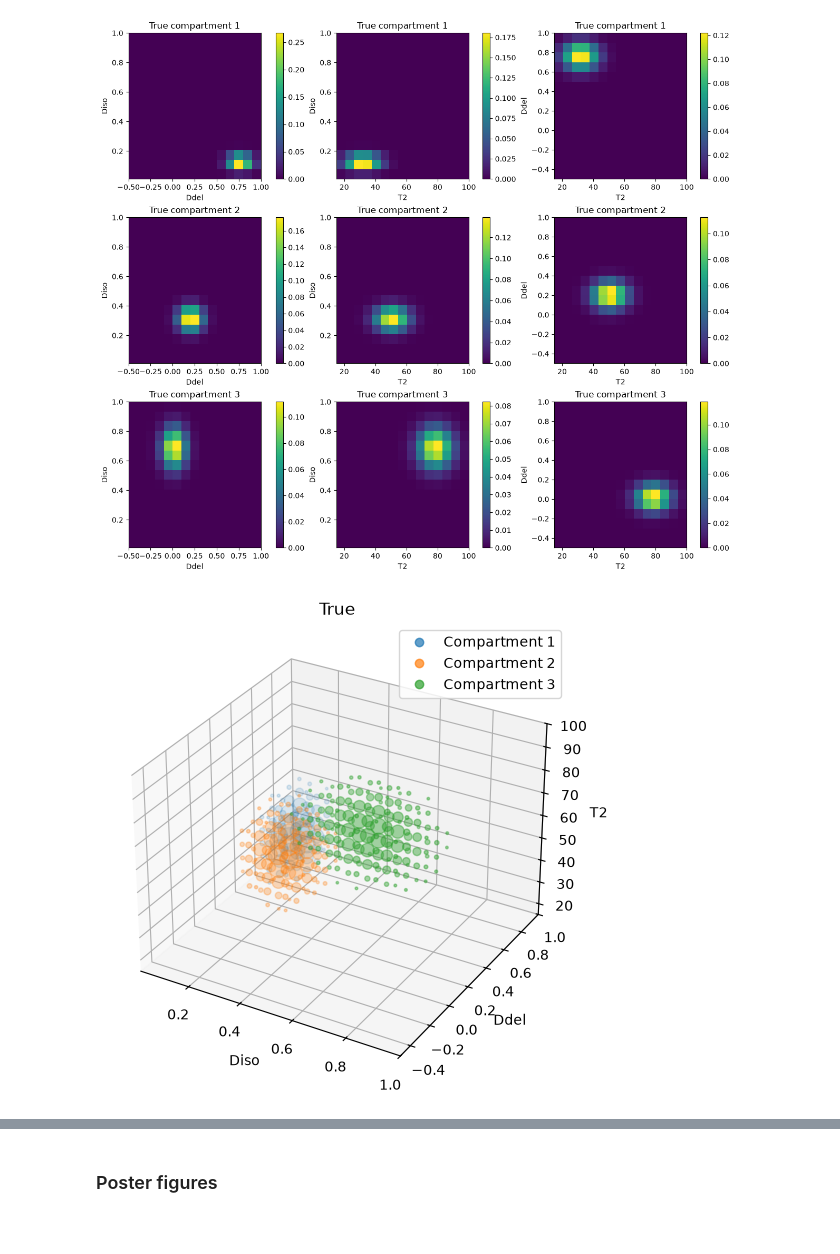
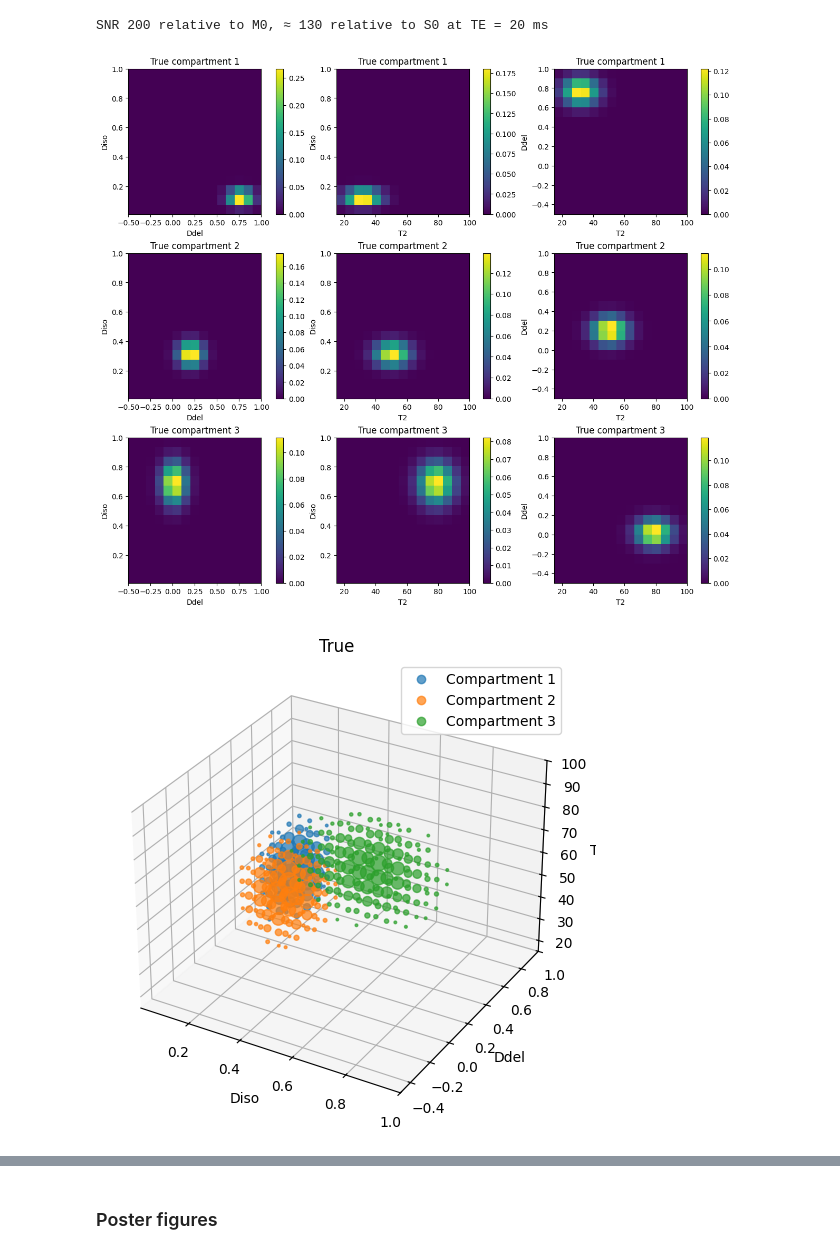
Before and after one commit to mariabrad/bayesCode, a Jupyter notebook: notebooks/maria-tests-simulation_for_new_model.ipynb, the cells around one changed output, grey strips where cells are left out. Saved outputs shown, nothing was run; the diff lists cells and outputs as text; code cells hidden in the pictures; blank space fills up the shorter version.

```diff
--- a/notebooks/maria-tests-simulation_for_new_model.ipynb
+++ b/notebooks/maria-tests-simulation_for_new_model.ipynb
@@ -40,34 +40,39 @@ R = 10    # Rank for SVD
 
 #b_list = np.repeat(b_vals, len(beta_vals))
 #beta_list = np.tile(beta_vals, len(b_vals))
 #acq = {"b": b_list, "beta": beta_list}
 b_list, beta_list, TE_list = [g.ravel() for g in np.meshgrid(b_vals, beta_vals, TE_vals, indexing="ij")]
 acq = {"b": b_list, "beta": beta_list, "TE": TE_list}
 
 A = model.A(acq)
 
 C_true = gaussian_compartments(model, centres, widths)
 # GT weights
 # W_true = rng.uniform(size=(K, V))
 # W_true /= W_true.sum(axis=0, keepdims=True)
 W_true = rng.dirichlet([0.5] * K, size=V).T
 
 M0_true = np.ones(V) * 300
 
 # Signal Y = M0 * A * C_true * W_true + noise
 SNR = 200
 sigma = M0_true / SNR
 Y = create_signal(A, C_true, W_true, M0_true, sigma, rng)
+snr_S0 = snr_relative_to_S0(A, C_true, W_true, M0_true, sigma, acq)
+b0 = np.isclose(acq["b"], 0.0, atol=0.05)
+print(f"SNR {SNR} relative to M0, ≈ {snr_S0[acq['TE'][b0] == acq['TE'].min()].mean():.0f} relative to S0 at TE = {acq['TE'].min():.0f} ms")
+
 
 # GT C_small using SVD
 U, s, Vmat = apply_SVD_to_A(A, R)
 C_small_true = project_C_to_C_small(C_true, s, Vmat)
 
 show_projections(C_true, model, title="True compartment")
 show_compartments_3d([("True", C_true)], model)
 # %% [output]
+SNR 200 relative to M0, ≈ 130 relative to S0 at TE = 20 ms
 [figure]
-[figure, old version]
+[figure, new version]
 # %%
 C0, F_tissue, labels, *_ = model.initial_C(Y, A, K, return_diagnostics=True)
 
```
Also changed, not shown: parts of 4 cells of this notebook, 8 other files.
